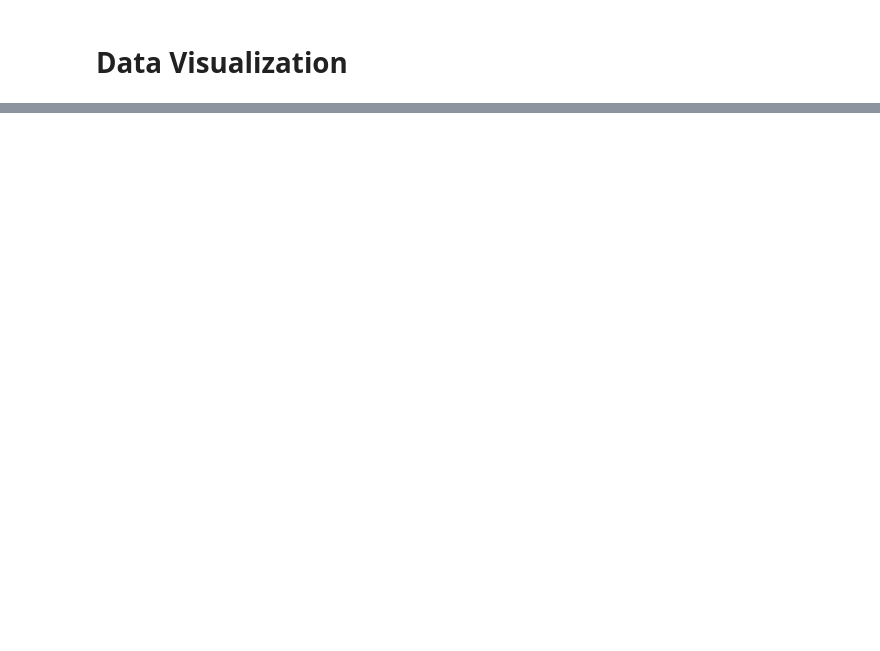
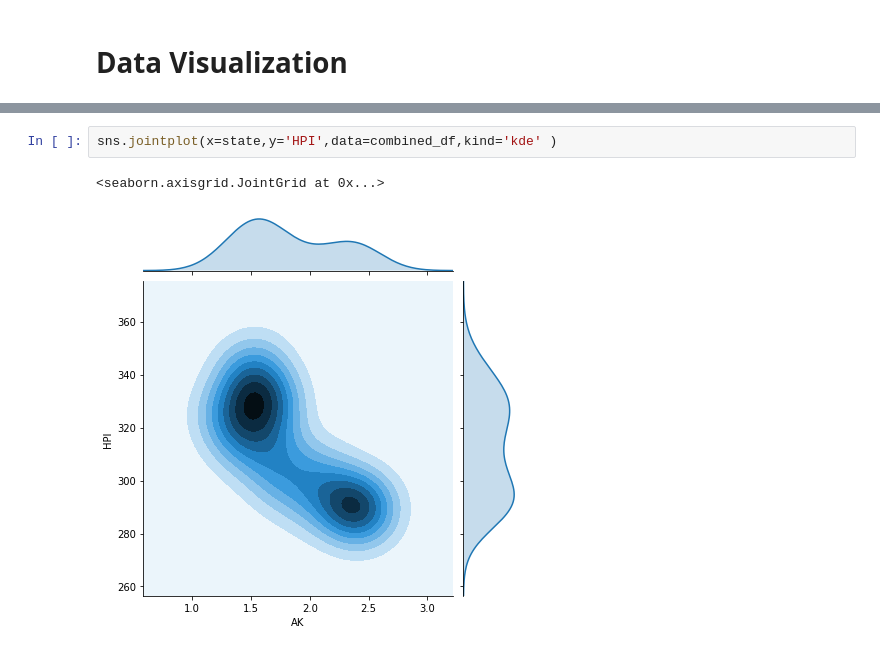
Before and after one commit to melodymeow/Mortgage_Defaut_Analysis, a Jupyter notebook: Melody_PYTH_225_Final_Project.ipynb, the cells around one changed output, grey strips where cells are left out. Drawn from its saved outputs; the diff is of its cells as text; blank space fills up the shorter version.

```diff
--- a/Melody_PYTH_225_Final_Project.ipynb
+++ b/Melody_PYTH_225_Final_Project.ipynb
@@ -279,0 +341,5 @@ ny_hpi_dq['30-89 days Delinq'].corr(ny_hpi_dq['HPI'])
+# %%
+sns.jointplot(x=state,y='HPI',data=combined_df,kind='kde' )
+# %% [output]
+<seaborn.axisgrid.JointGrid at 0x...>
+[figure, added]
```
Also changed, not shown: parts of 38 cells of this notebook.
